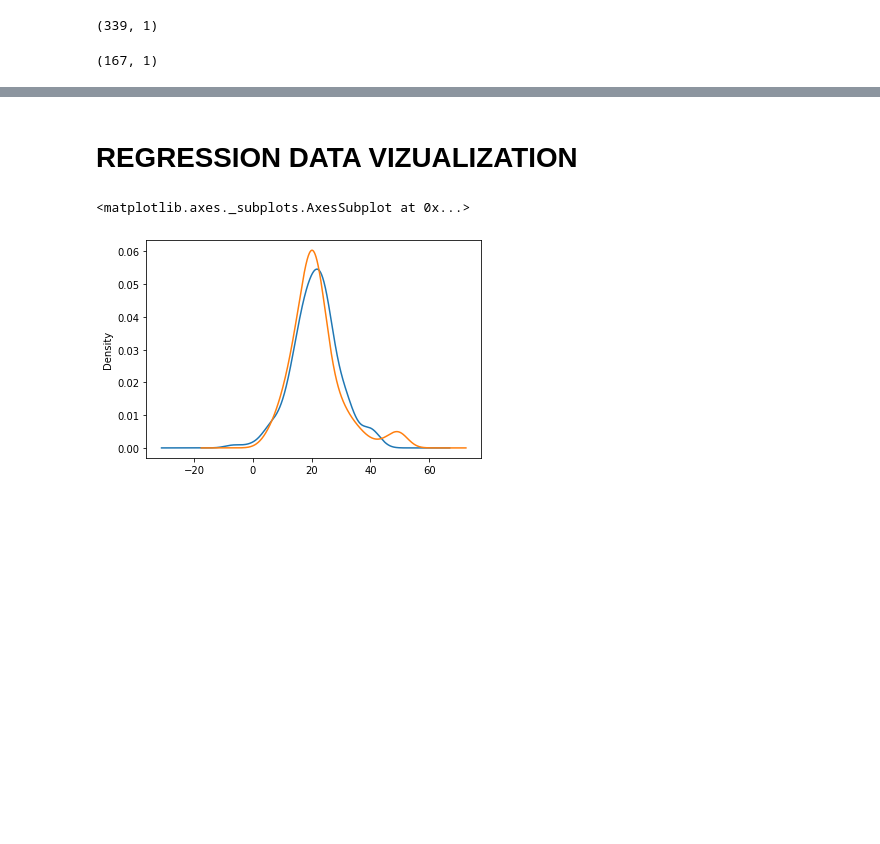
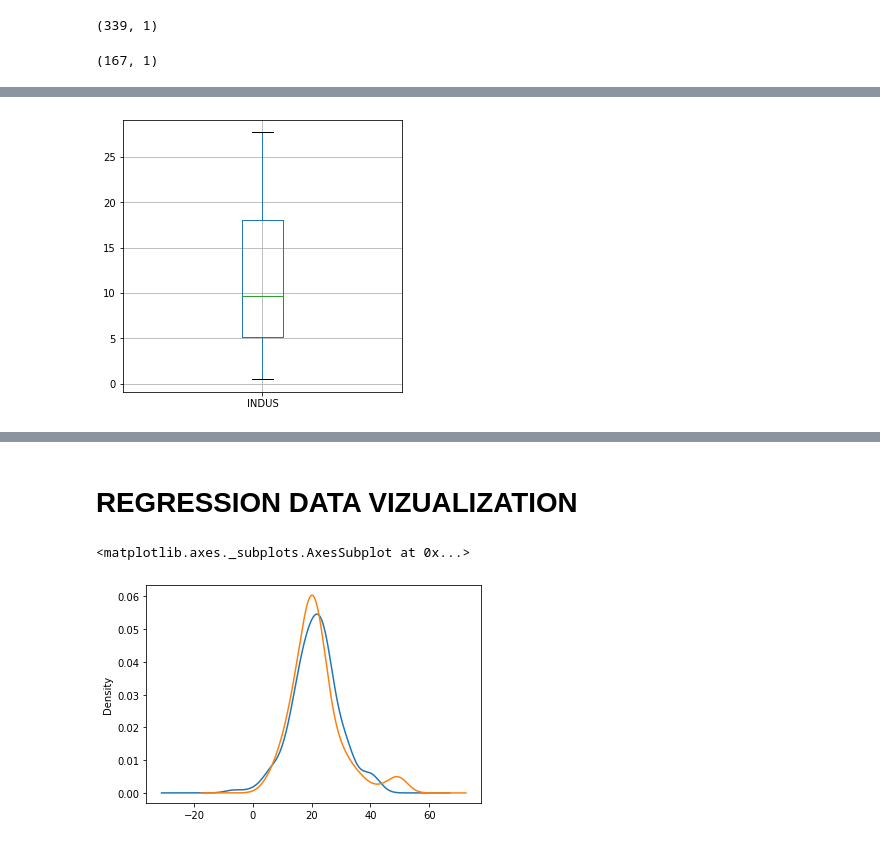
Before and after one commit to viswanath27/ml_models, a Jupyter notebook: regression/BOSTON_DATASET_REGRESSION.ipynb, the cells around one changed output, grey strips where cells are left out. Cells and saved outputs as stored; diff of their text form; code cells hidden in the pictures; blank space fills up the shorter version.

```diff
--- a/regression/BOSTON_DATASET_REGRESSION.ipynb
+++ b/regression/BOSTON_DATASET_REGRESSION.ipynb
@@ -286,0 +397,4 @@ pd_results
+# %%
+boxplot = features_x.boxplot(column=['INDUS'],figsize=(5,5))
+# %% [output]
+[figure, added]
```
Also changed, not shown: parts of 49 cells of this notebook.
